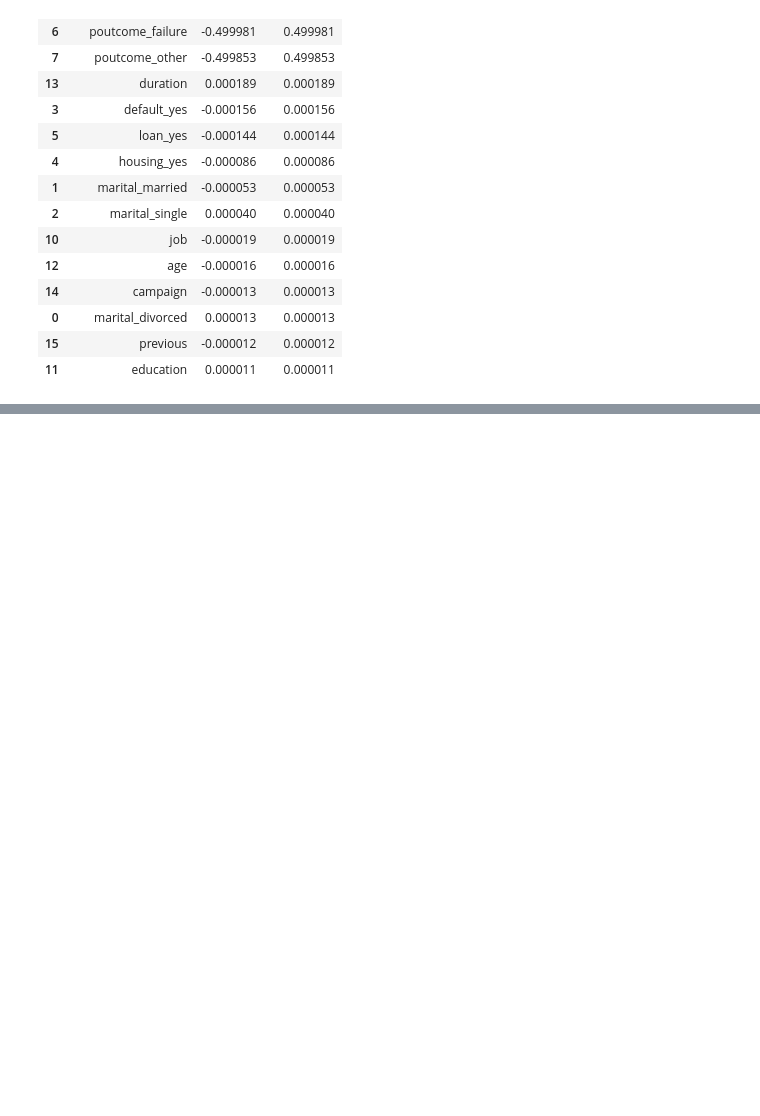
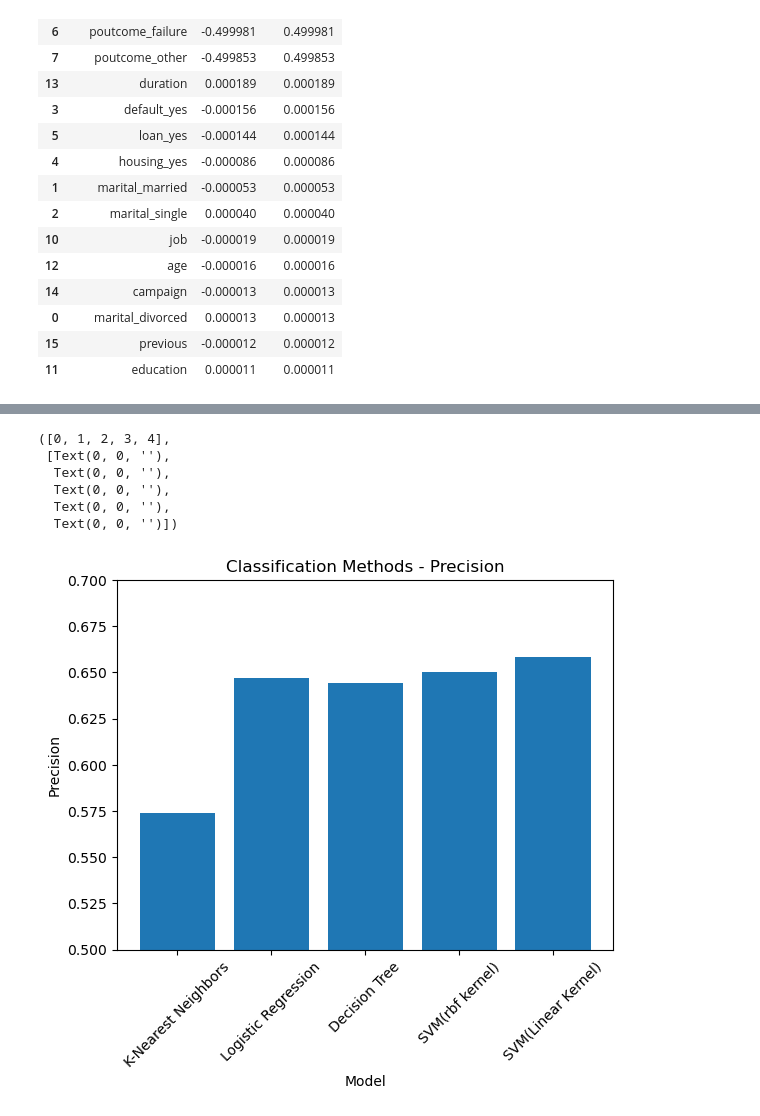
Before and after one commit to ashwin-kambli/ML-ClassifiersComparision-BankMarketing, a Jupyter notebook: ML - Comparing Classifiers - Bank Marketing Data.ipynb, the cells around one changed output, grey strips where cells are left out. Cells and saved outputs as stored; diff of their text form; code cells hidden in the pictures; blank space fills up the shorter version.

```diff
--- a/ML - Comparing Classifiers - Bank Marketing Data.ipynb
+++ b/ML - Comparing Classifiers - Bank Marketing Data.ipynb
@@ -706,0 +787,15 @@ svm_feature_weights.sort_values(by=['abs_weight'], ascending=False)
+# %%
+plt.bar(results_df['model'], results_df['precision'])
+plt.xlabel('Model')
+plt.ylabel('Precision')
+plt.ylim(0.5,0.7)
+plt.title("Classification Methods - Precision")
+plt.xticks(rotation=45)
+# %% [output]
+([0, 1, 2, 3, 4],
+ [Text(0, 0, ''),
+  Text(0, 0, ''),
+  Text(0, 0, ''),
+  Text(0, 0, ''),
+  Text(0, 0, '')])
+[figure, added]
```
Also changed, not shown: parts of 16 cells of this notebook.
